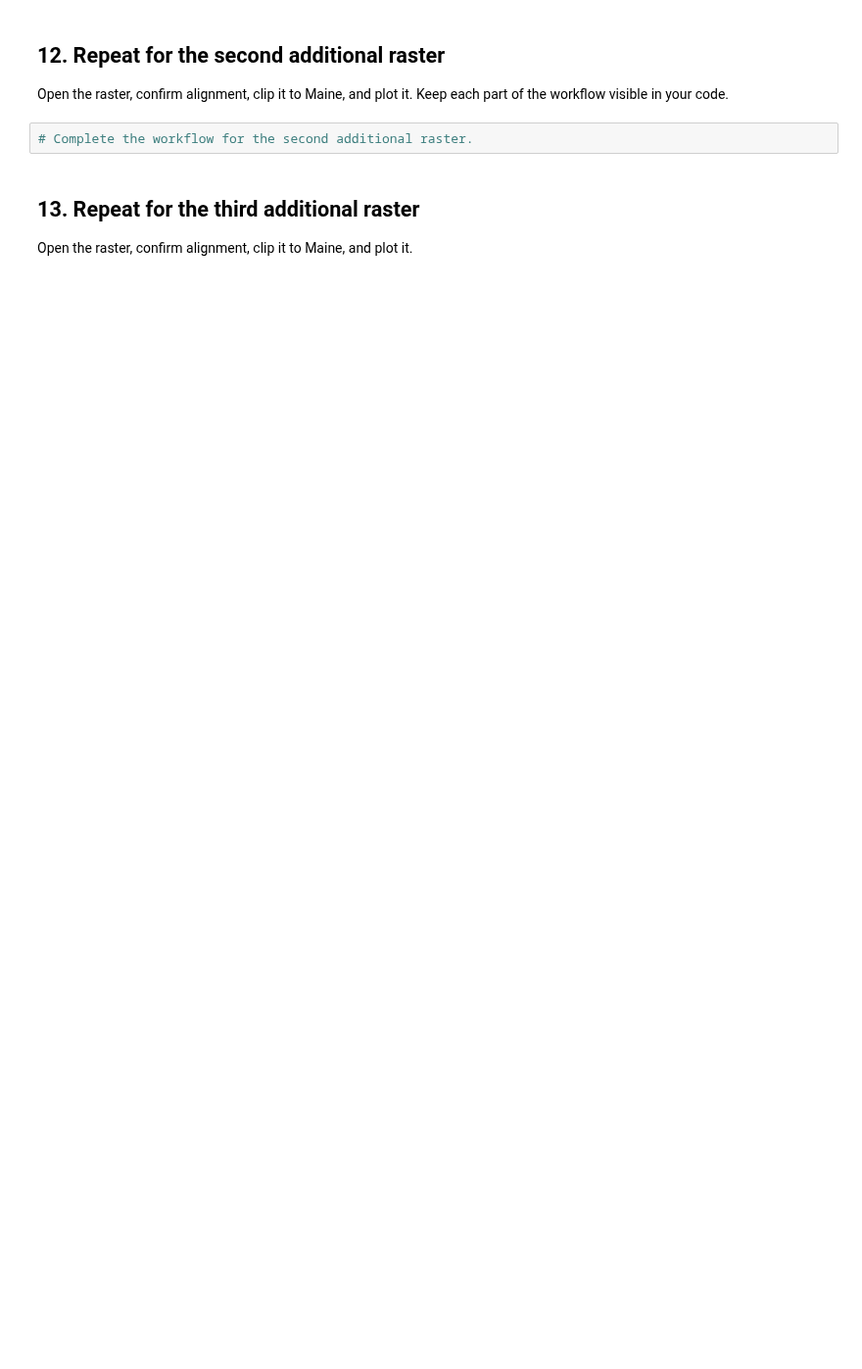
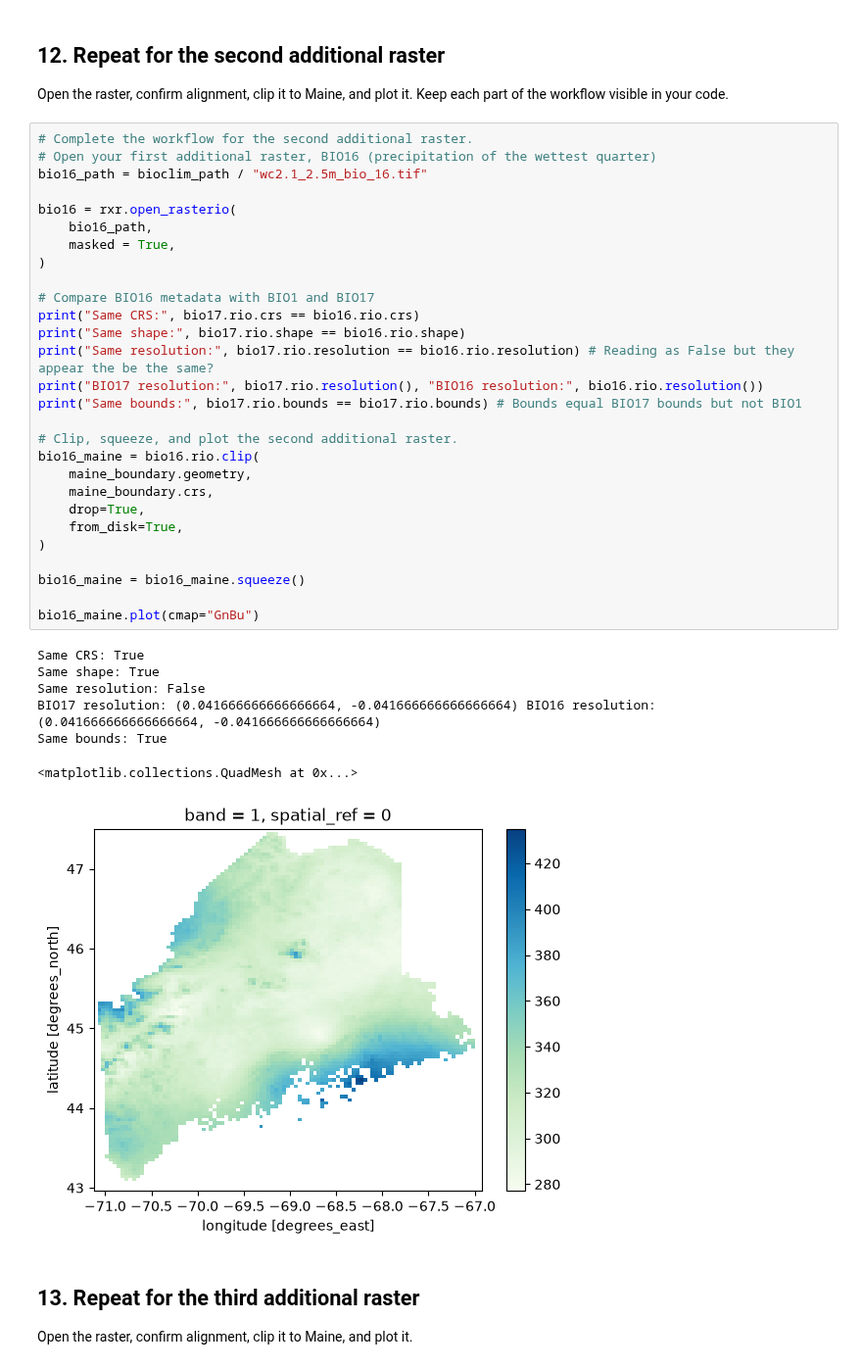
Before and after one commit to relleha/BIO597-SpatialBiodiversity, a Jupyter notebook: docs/assignments/Assignment-05-RasterData.ipynb, the cells around one changed output. Shown at 98% size. Cells and saved outputs as stored; diff of their text form; blank space fills up the shorter version.

```diff
--- a/docs/assignments/Assignment-05-RasterData.ipynb
+++ b/docs/assignments/Assignment-05-RasterData.ipynb
@@ -139,6 +271,40 @@ Use the same clipping settings as BIO1. Plot the Maine result with an appropriat
 Open the raster, confirm alignment, clip it to Maine, and plot it. Keep each part of the workflow visible in your code.
 # %%
 # Complete the workflow for the second additional raster.
+# Open your first additional raster, BIO16 (precipitation of the wettest quarter)
+bio16_path = bioclim_path / "wc2.1_2.5m_bio_16.tif"
+
+bio16 = rxr.open_rasterio(
+    bio16_path,
+    masked = True,
+)
+
+# Compare BIO16 metadata with BIO1 and BIO17
+print("Same CRS:", bio17.rio.crs == bio16.rio.crs)
+print("Same shape:", bio17.rio.shape == bio16.rio.shape)
+print("Same resolution:", bio17.rio.resolution == bio16.rio.resolution) # Reading as False but they appear the be the same?
+print("BIO17 resolution:", bio17.rio.resolution(), "BIO16 resolution:", bio16.rio.resolution())
+print("Same bounds:", bio17.rio.bounds == bio17.rio.bounds) # Bounds equal BIO17 bounds but not BIO1
+
+# Clip, squeeze, and plot the second additional raster.
+bio16_maine = bio16.rio.clip(
+    maine_boundary.geometry,
+    maine_boundary.crs,
+    drop=True,
+    from_disk=True,
+)
+
+bio16_maine = bio16_maine.squeeze()
+
+bio16_maine.plot(cmap="GnBu")
+# %% [output]
+Same CRS: True
+Same shape: True
+Same resolution: False
+BIO17 resolution: (0.041666666666666664, -0.041666666666666664) BIO16 resolution: (0.041666666666666664, -0.041666666666666664)
+Same bounds: True
+<matplotlib.collections.QuadMesh at 0x...>
+[figure, added]
 # %% [markdown]
 ## 13. Repeat for the third additional raster
 
```
Also changed, not shown: parts of 36 cells of this notebook, 5 other files.
